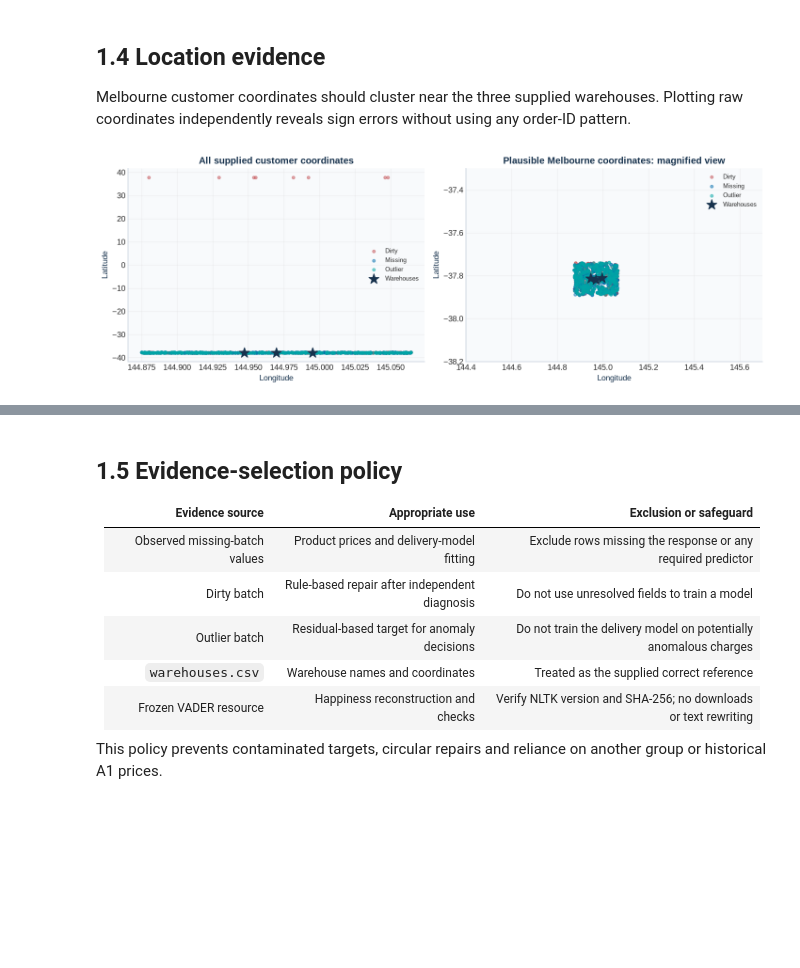
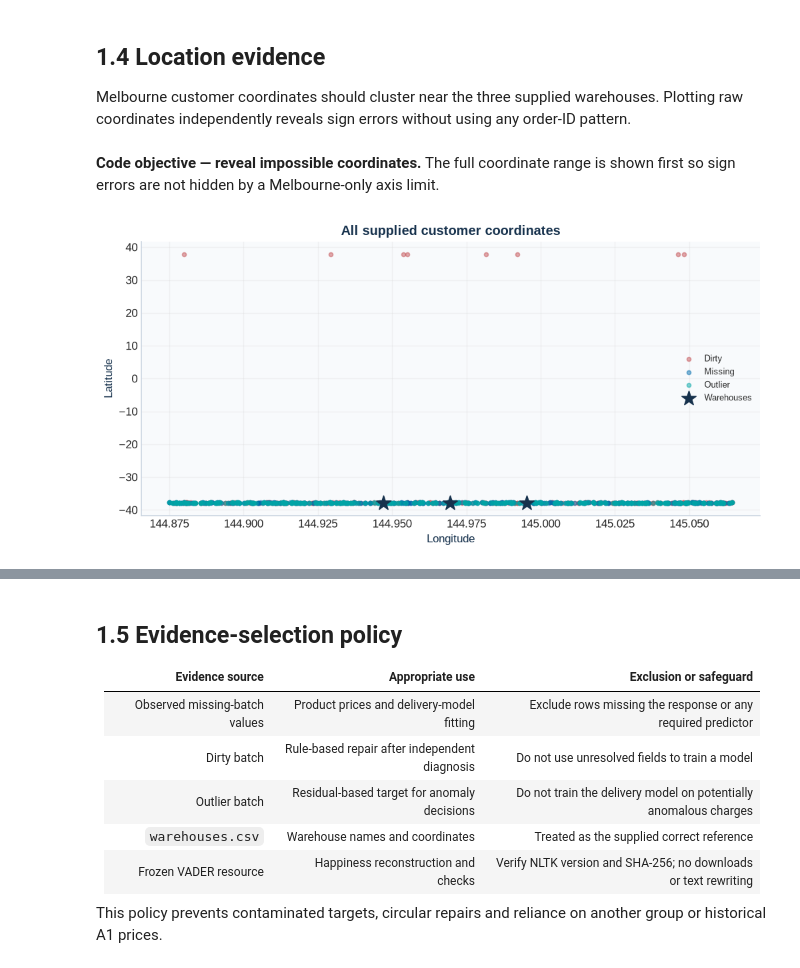
Before and after one commit to ZGHL/FIT5196-A2, a Jupyter notebook: notebooks/Group030_solution.ipynb, the cells around one changed output, grey strips where cells are left out. Cells and saved outputs as stored; diff of their text form; code cells hidden in the pictures; blank space fills up the shorter version.

```diff
--- a/notebooks/Group030_solution.ipynb
+++ b/notebooks/Group030_solution.ipynb
@@ -183,0 +163,19 @@ table.dataframe tbody tr:nth-child(even) { background:#F8FAFC; }
+# %%
+# Purpose: standardise table width and figure appearance across the report.
+pd.set_option("display.max_columns", 30)
+plt.style.use("seaborn-v0_8-whitegrid")
+plt.rcParams.update({
+    "figure.dpi": 120,
+    "savefig.dpi": 180,
+    "figure.facecolor": "white",
+    "axes.facecolor": "#F8FAFC",
+    "axes.edgecolor": "#CBD5E1",
+    "axes.titlecolor": NAVY,
+    "axes.titleweight": "bold",
+    "axes.labelcolor": NAVY,
+    "axes.spines.top": False,
+    "axes.spines.right": False,
+    "grid.alpha": 0.22,
+    "legend.frameon": False,
+    "font.size": 10,
+})
@@ -434,37 +468,24 @@ Raw charge magnitude alone cannot identify a delivery outlier because distance,
 ## 1.4 Location evidence
 
 Melbourne customer coordinates should cluster near the three supplied warehouses. Plotting raw coordinates independently reveals sign errors without using any order-ID pattern.
-# %%
-fig, axes = plt.subplots(1, 2, figsize=(12, 4.3))
-
-for batch_name, frame in raw_batches.items():
-    axes[0].scatter(
-        frame["customer_long"], frame["customer_lat"], s=13, alpha=0.48,
-        color=BATCH_COLOURS[batch_name], label=batch_name.title(), rasterized=True,
-    )
-axes[0].scatter(warehouses["longitude"], warehouses["latitude"], marker="*", s=180, c=NAVY, label="Warehouses")
-axes[0].set_xlabel("Longitude")
-axes[0].set_ylabel("Latitude")
-axes[0].set_title("All supplied customer coordinates")
-axes[0].legend(fontsize=8)
-
-for batch_name, frame in raw_batches.items():
-    plausible = frame["customer_lat"].between(-38.2, -37.3) & frame["customer_long"].between(144.4, 145.7)
-    axes[1].scatter(
-        frame.loc[plausible, "customer_long"],
-        frame.loc[plausible, "customer_lat"],
-        s=13, alpha=0.48, color=BATCH_COLOURS[batch_name],
-        label=batch_name.title(), rasterized=True,
-    )
-axes[1].scatter(warehouses["longitude"], warehouses["latitude"], marker="*", s=180, c=NAVY, label="Warehouses")
-axes[1].set_xlim(144.4, 145.7)
-axes[1].set_ylim(-38.2, -37.3)
-axes[1].set_xlabel("Longitude")
-axes[1].set_ylabel("Latitude")
-axes[1].set_title("Plausible Melbourne coordinates: magnified view")
-axes[1].legend(fontsize=8)
-
-plt.tight_layout()
-plt.show()
-# %% [output]
-[figure, removed]
+# %% [markdown]
+**Code objective — reveal impossible coordinates.** The full coordinate range is shown first so sign errors are not hidden by a Melbourne-only axis limit.
+# %%
+# Purpose: plot every supplied customer coordinate without filtering.
+fig, ax = plt.subplots(figsize=(8.5, 4.3))
+for batch_name, frame in raw_batches.items():
+    ax.scatter(
+        frame["customer_long"], frame["customer_lat"],
+        s=13, alpha=0.48, color=BATCH_COLOURS[batch_name],
+        label=batch_name.title(), rasterized=True,
+    )
+ax.scatter(
+    warehouses["longitude"], warehouses["latitude"],
+    marker="*", s=180, c=NAVY, label="Warehouses",
+)
+ax.set(xlabel="Longitude", ylabel="Latitude", title="All supplied customer coordinates")
+ax.legend(fontsize=8)
+plt.tight_layout()
+plt.show()
+# %% [output]
+[figure, added]
```
Also changed, not shown: parts of 106 cells of this notebook, 2 other files.
